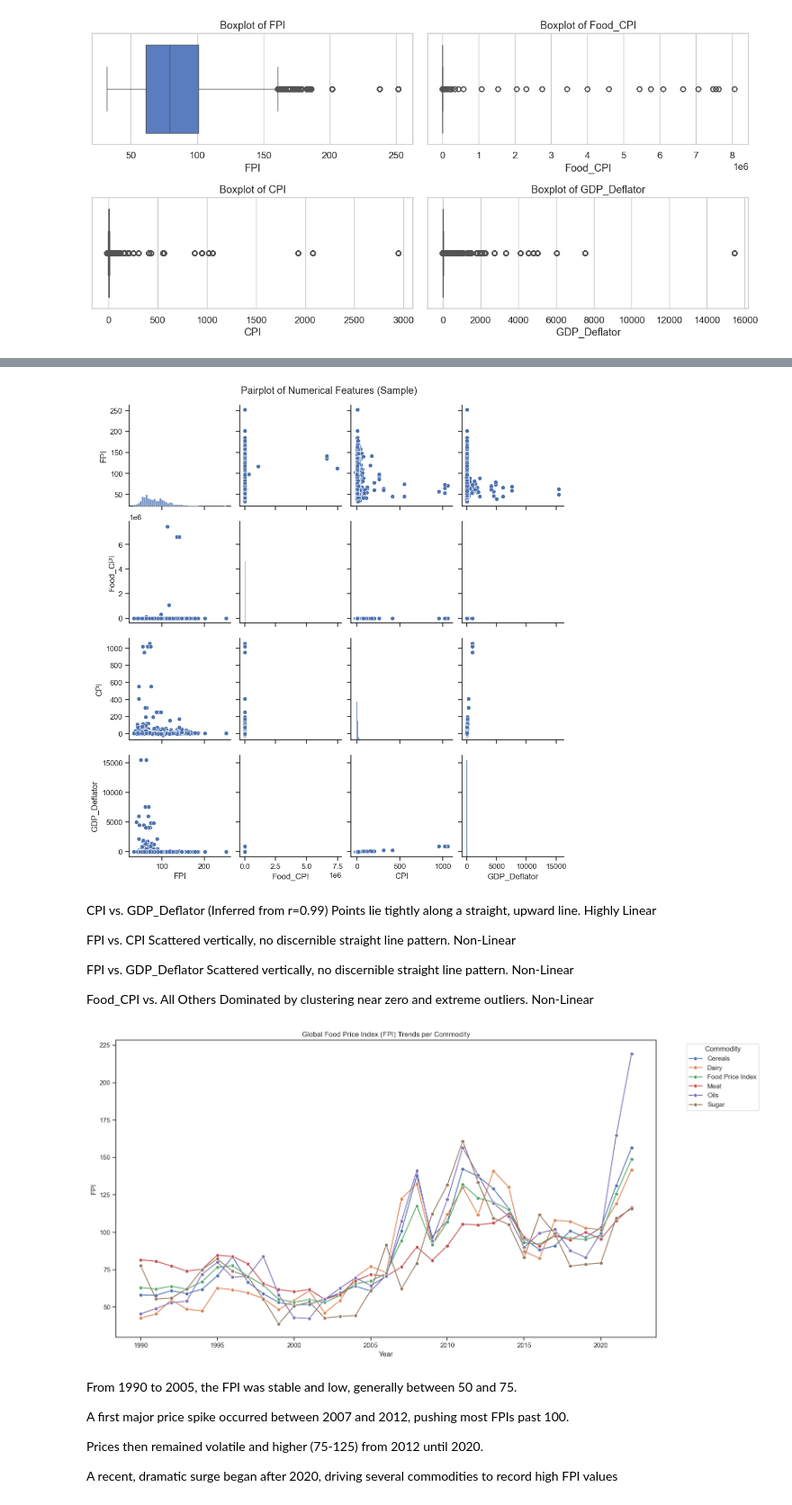
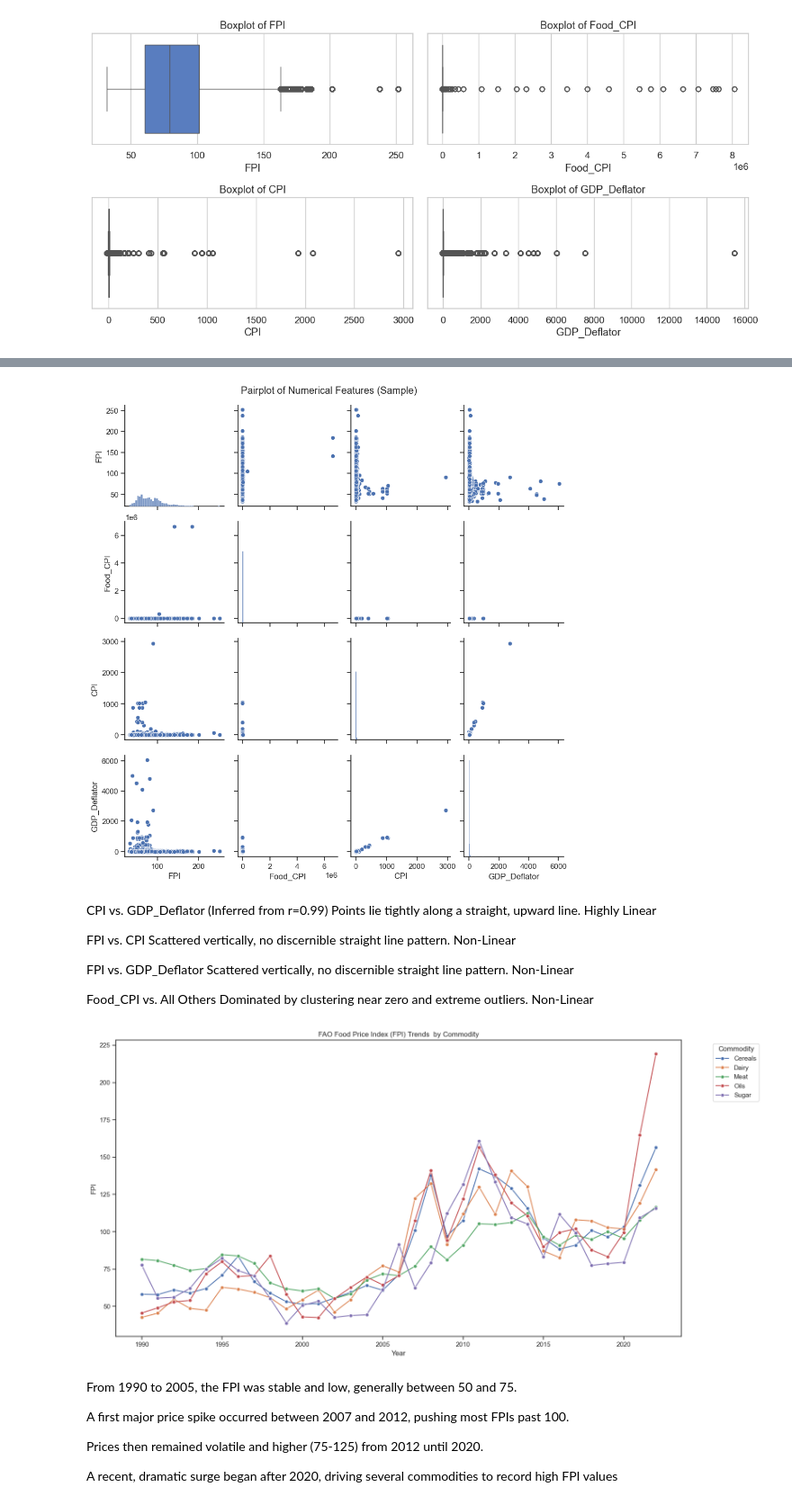
Before and after one commit to j-o-y-14/FOOD_PRICE_MONITOR, a Jupyter notebook: food.ipynb, the cells around one changed output, grey strips where cells are left out. Shown at 90% size. Drawn from its saved outputs; the diff is of its cells as text; code cells hidden in the pictures.

```diff
--- a/food.ipynb
+++ b/food.ipynb
@@ -259,6 +256,10 @@ merged.tail()
 | 398091 | 2022-04-01 | Sugar | 121.79125 | 2022.0 | 4.0 |  | NaN | NaN | NaN |
 | 398092 | 2022-04-01 | Sugar | 121.79125 | 2022.0 | 4.0 |  | NaN | NaN | NaN |
 | 398093 | 2022-04-01 | Sugar | 121.79125 | 2022.0 | 4.0 |  | NaN | NaN | NaN |
+# %%
+merged = merged[merged['Date'].notna()]
+# %%
+merged = merged[merged['Commodity'] != 'Food Price Index']
 # %%
 
 # Count of unique countries
@@ -385,7 +386,7 @@ sns.pairplot(sample_df)
 plt.suptitle("Pairplot of Numerical Features (Sample)", y=1.02)
 plt.show()
 # %% [output]
-[figure, old version]
+[figure, new version]
 # %% [markdown]
 CPI vs. GDP_Deflator (Inferred from r=0.99)	Points lie tightly along a straight, upward line.	Highly Linear
 
@@ -406,15 +407,15 @@ agg = merged.groupby(['Year','Commodity']).agg({
 # %%
 # Plot FPI trends per commodity
 plt.figure(figsize=(16,8))
 sns.lineplot(data=agg, x='Year', y='FPI', hue='Commodity', marker='o')
-plt.title('Global Food Price Index (FPI) Trends per Commodity')
+plt.title('FAO Food Price Index (FPI) Trends  by Commodity')
 plt.ylabel('FPI')
 plt.xlabel('Year')
 plt.legend(title='Commodity', bbox_to_anchor=(1.05, 1), loc='upper left')
 plt.tight_layout()
 plt.show()
 # %% [output]
-[figure, old version]
+[figure, new version]
 # %% [markdown]
 From 1990 to 2005, the FPI was stable and low, generally between 50 and 75.
 
```
Also changed, not shown: parts of 100 cells of this notebook.
